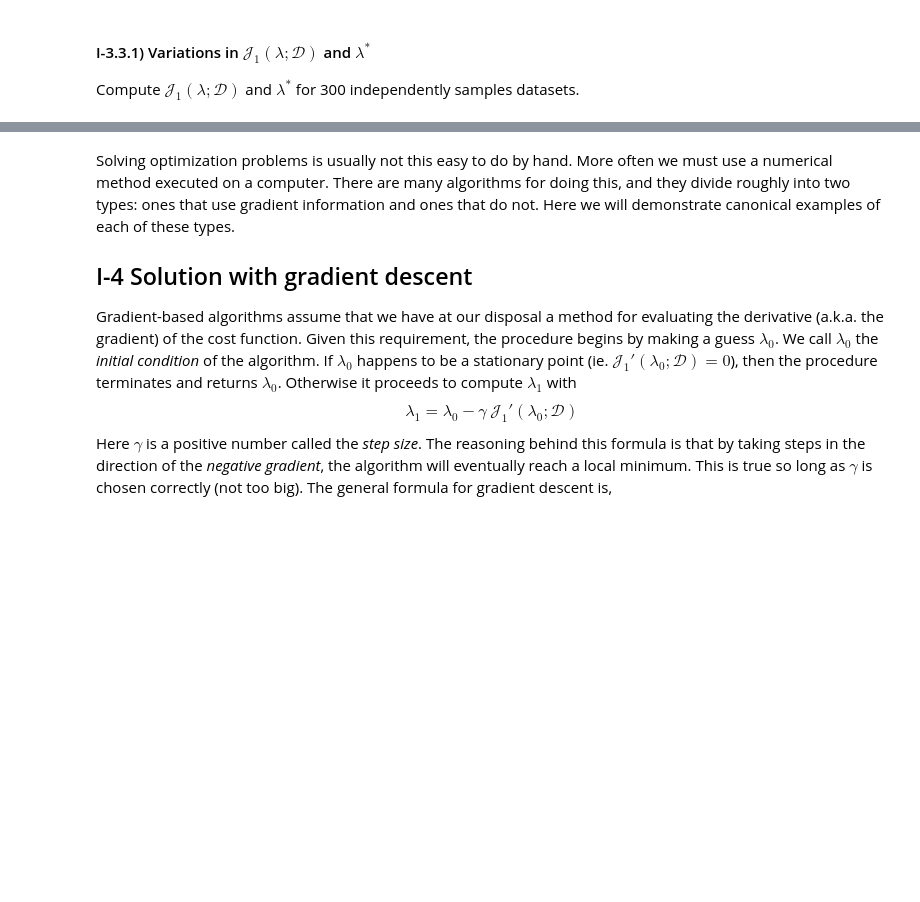
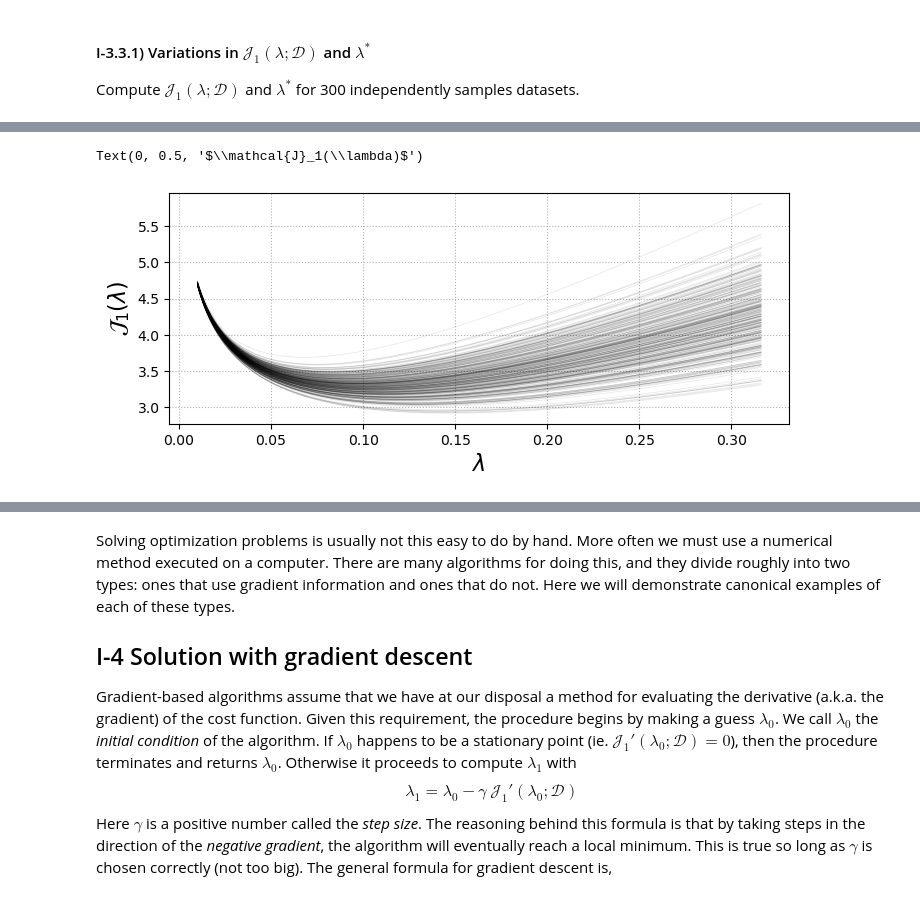
Before and after one commit to rajeev-t/stats-n-ds-4engineers, a Jupyter notebook: lab02/lab2.ipynb, the cells around one changed output, grey strips where cells are left out. Drawn from its saved outputs; the diff is of its cells as text; code cells hidden in the pictures; blank space fills up the shorter version.

```diff
--- a/lab02/lab2.ipynb
+++ b/lab02/lab2.ipynb
@@ -184,7 +195,7 @@ J1_samples = np.empty((num_datasets,lmbdas.shape[0]))
 lambda_star_samples = np.empty(num_datasets)
 for i in range(num_datasets):
     D = Ds[i,:]
-    J1_samples[i,:] = ...  # TODO
-    lambda_star_samples[i] = ...  # TODO
+    J1_samples[i,:] = curlyJ1(lmbdas, D)
+    lambda_star_samples[i] = eval_lambda_star(D)
 # %%
 grader.check("I_3_3_1")
@@ -200,10 +213,13 @@ Your plot should look like this:
 # %%
 fig = plt.figure(figsize=(8,3))
 ax = plt.subplot()
-ax.plot(...)  # TODO
+[ax.plot(lmbdas, J1_samples[s], c='k', linewidth=0.5, alpha=0.1)  for s in range(num_datasets)]
 ax.grid(linestyle=':')
 ax.set_xlabel('$\\lambda$',fontsize=16)
 ax.set_ylabel('$\\mathcal{J}_1(\\lambda)$',fontsize=16)
+# %% [output]
+Text(0, 0.5, '$\\mathcal{J}_1(\\lambda)$')
+[figure, added]
 # %% [markdown]
 #### I-3.3.3) Histogram of $\lambda^*$
 
```
Also changed, not shown: parts of 37 cells of this notebook, 2 other files.
